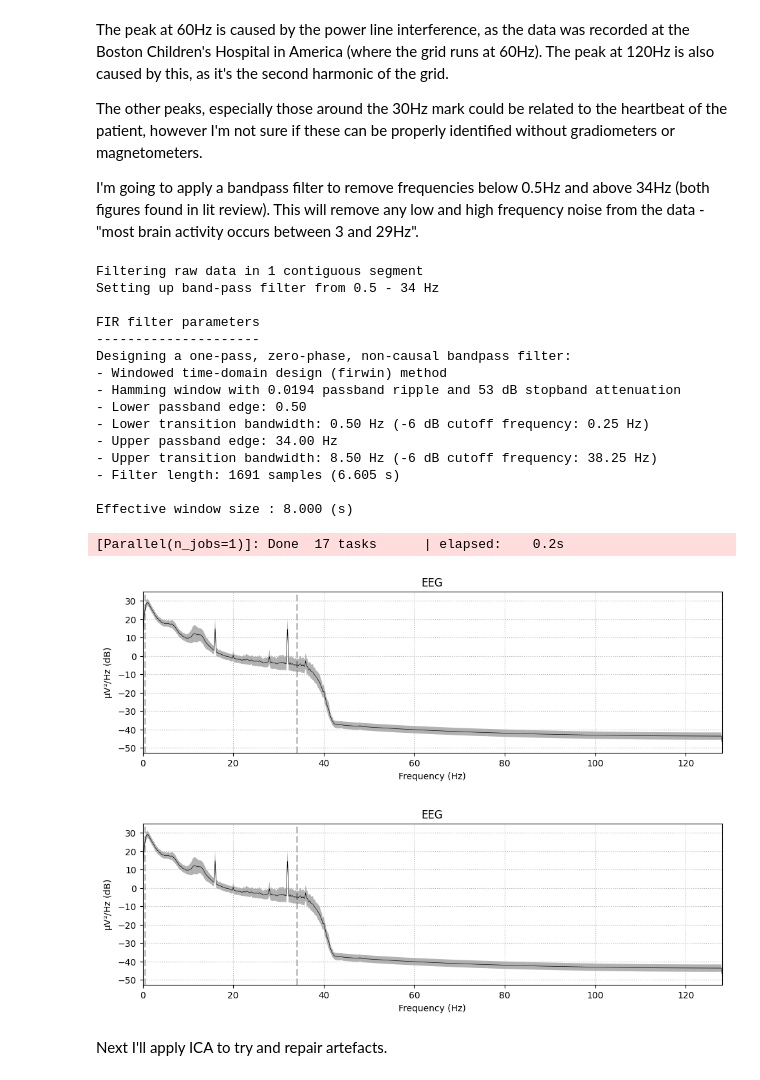
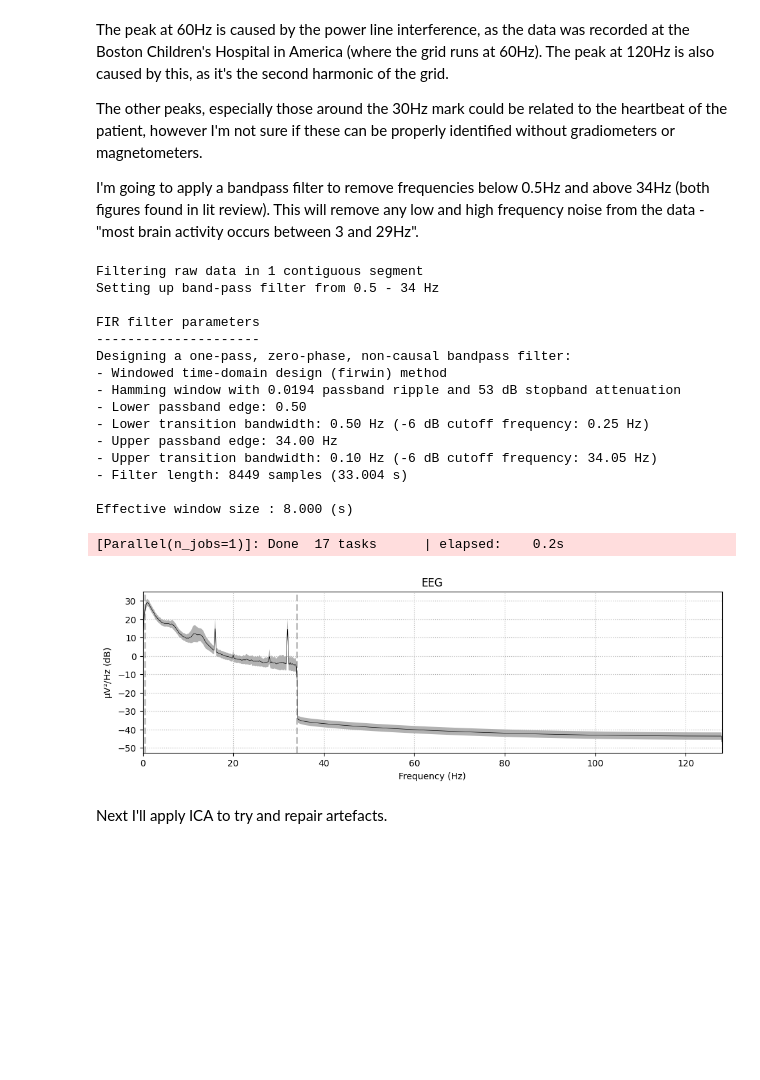
Before and after one commit to AngusLogan02/cs408-python, a Jupyter notebook: preprocessing.ipynb, the cells around one changed output. Drawn from its saved outputs; the diff is of its cells as text; code cells hidden in the pictures; blank space fills up the shorter version.

```diff
--- a/preprocessing.ipynb
+++ b/preprocessing.ipynb
@@ -38,28 +37,27 @@ The other peaks, especially those around the 30Hz mark could be related to the h
 I'm going to apply a bandpass filter to remove frequencies below 0.5Hz and above 34Hz (both figures found in lit review). This will remove any low  and high frequency noise from the data - "most brain activity occurs between 3 and 29Hz".
 # %%
 # perform a notch filter for the power line interference and the second harmonic
-filtered = raw.copy().filter(l_freq=0.5, h_freq=34)
+filtered = raw.copy().filter(l_freq=0.5, h_freq=34, )
 spectrum = filtered.compute_psd()
 spectrum.plot(average=True)
 # %% [output]
 Filtering raw data in 1 contiguous segment
 Setting up band-pass filter from 0.5 - 34 Hz
 
 FIR filter parameters
 ---------------------
 Designing a one-pass, zero-phase, non-causal bandpass filter:
 - Windowed time-domain design (firwin) method
 - Hamming window with 0.0194 passband ripple and 53 dB stopband attenuation
 - Lower passband edge: 0.50
 - Lower transition bandwidth: 0.50 Hz (-6 dB cutoff frequency: 0.25 Hz)
 - Upper passband edge: 34.00 Hz
-- Upper transition bandwidth: 8.50 Hz (-6 dB cutoff frequency: 38.25 Hz)
-- Filter length: 1691 samples (6.605 s)
+- Upper transition bandwidth: 0.10 Hz (-6 dB cutoff frequency: 34.05 Hz)
+- Filter length: 8449 samples (33.004 s)
 
 Effective window size : 8.000 (s)
 [Parallel(n_jobs=1)]: Done  17 tasks      | elapsed:    0.2s
-[figure, old version]
+[figure, new version]
-[figure, removed]
 # %% [markdown]
 Next I'll apply ICA to try and repair artefacts.
 # %%
```
Also changed, not shown: parts of 8 cells of this notebook, 2 other files.
